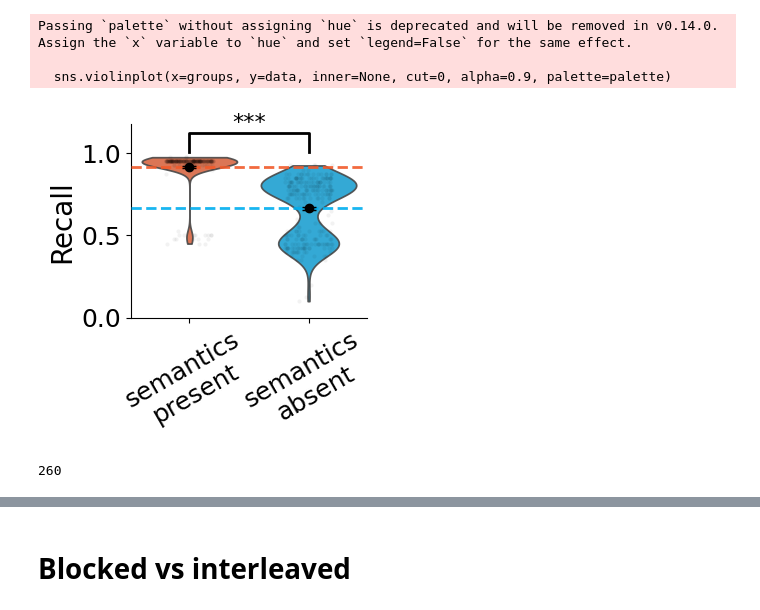
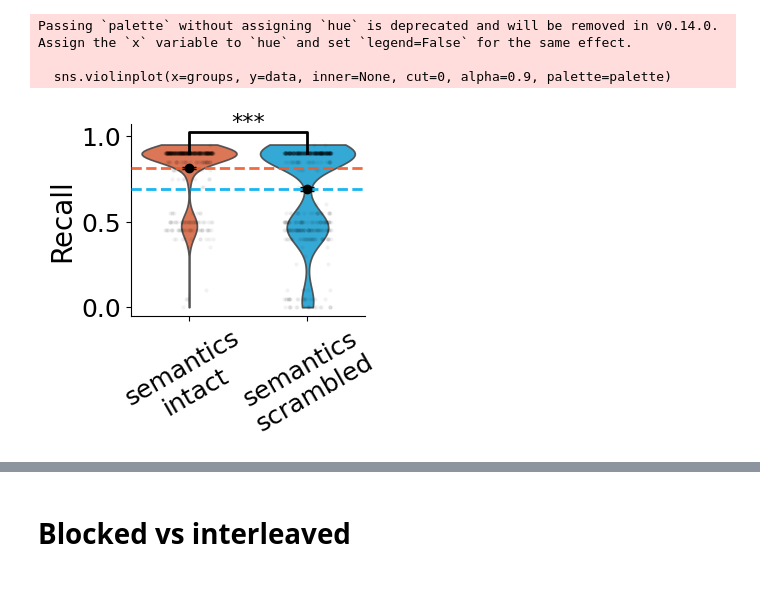
Before and after one commit to albesagonzalez/sensory-semantic-episodes, a Jupyter notebook: Figure_7_recall_blocked.ipynb, the cells around one changed output, grey strips where cells are left out. Drawn from its saved outputs; the diff is of its cells as text; code cells hidden in the pictures.

Commit message:
recall_blocked_snr_extended

```diff
--- a/Figure_7_recall_blocked.ipynb
+++ b/Figure_7_recall_blocked.ipynb
@@ -85,13 +87,18 @@ latent_specs["dims"] = [5, 5]
 latent_specs["prob_list"] = [0.5/5 if i==j else 0.5/20 for i in range(5) for j in range(5)]
 input_params["latent_space"] = LatentSpace(**latent_specs)
 # %%
-def test_network(net, input_params, sleep=False, print_rate=1):
+def test_network(net, input_params, scrambled=False, sleep=False, print_rate=1):
   input, input_episodes, input_latents = make_input(**input_params)
+  if scrambled:
+    permutation = torch.randperm(net.sen_size)
   with torch.no_grad():
     for day in range(input_params["num_days"]):
       if day%print_rate == 0:
         print(day)
-      net(input[day], debug=False)
+      if scrambled:
+        net(input[day, :, permutation], debug=False)
+      else:
+        net(input[day], debug=False)
       if sleep:
         net.sleep()
   return input, input_episodes, input_latents, net
@@ -114,7 +121,7 @@ def episode_recall(net, ep, num_swaps):
 
 
 
-def get_recalls(network):
+def get_recalls(network, scrambled=False):
     num_trials = 10
     recalls = []
     recalls_semantic = []
@@ -125,8 +132,10 @@ def get_recalls(network):
         network.activity_recordings_rate = 1
         network.connectivity_recordings_rate = np.inf
 
+
+
         input, input_episodes, input_latents, network = test_network(
-            network, input_params, sleep=False, print_rate=50
+            network, input_params, scrambled, sleep=False, print_rate=50
         )
 
         for episode in torch.stack(network.activity_recordings["mtl"], axis=0):
@@ -137,4 +146,4 @@ def get_recalls(network):
 
     return recalls, recalls_sensory, recalls_semantic
 # %%
-network_intact = torch.load("checkpoints/network_3_B.pt", weights_only=False)
+network = torch.load("checkpoints/network_3_B.pt", weights_only=False)
@@ -176,0 +150,3 @@ recalls_scrambled = get_recalls(network_scrambled)
+# %%
+recalls_intact = get_recalls(network)
+recalls_scrambled = get_recalls(network, scrambled=True)
@@ -177,27 +174,23 @@ recalls_scrambled = get_recalls(network_scrambled)
 # %%
-dist1 = ('semantics\npresent', recalls_intact[0])
-dist2 = ('semantics\nabsent', recalls_scrambled[0])
+dist1 = ('semantics\nintact', recalls_intact[1])
+dist2 = ('semantics\nscrambled', recalls_scrambled[1])
 
 palette = {
-    "semantics\npresent": red,
-    "semantics\nabsent": blue
+    "semantics\nintact": red,
+    "semantics\nscrambled": blue
 }
 
 compare_distributions_12(dist1, dist2, palette)
 plt.ylabel("Recall", fontsize=20)
 plt.xticks(fontsize=18, rotation=30)
 plt.yticks([0, 0.5, 1], fontsize=18)
 plt.tight_layout()
 sns.despine()
 
 
 plt.savefig('Figures_SVG/7c.svg', dpi=300, transparent=True)
 # %% [output]
 Passing `palette` without assigning `hue` is deprecated and will be removed in v0.14.0. Assign the `x` variable to `hue` and set `legend=False` for the same effect.
 
   sns.violinplot(x=groups, y=data, inner=None, cut=0, alpha=0.9, palette=palette)
-[figure, old version]
+[figure, new version]
-# %%
-len(recalls_intact[0])
-# %% [output]
-260
```
Also changed, not shown: parts of 24 cells of this notebook, 1 other file.
